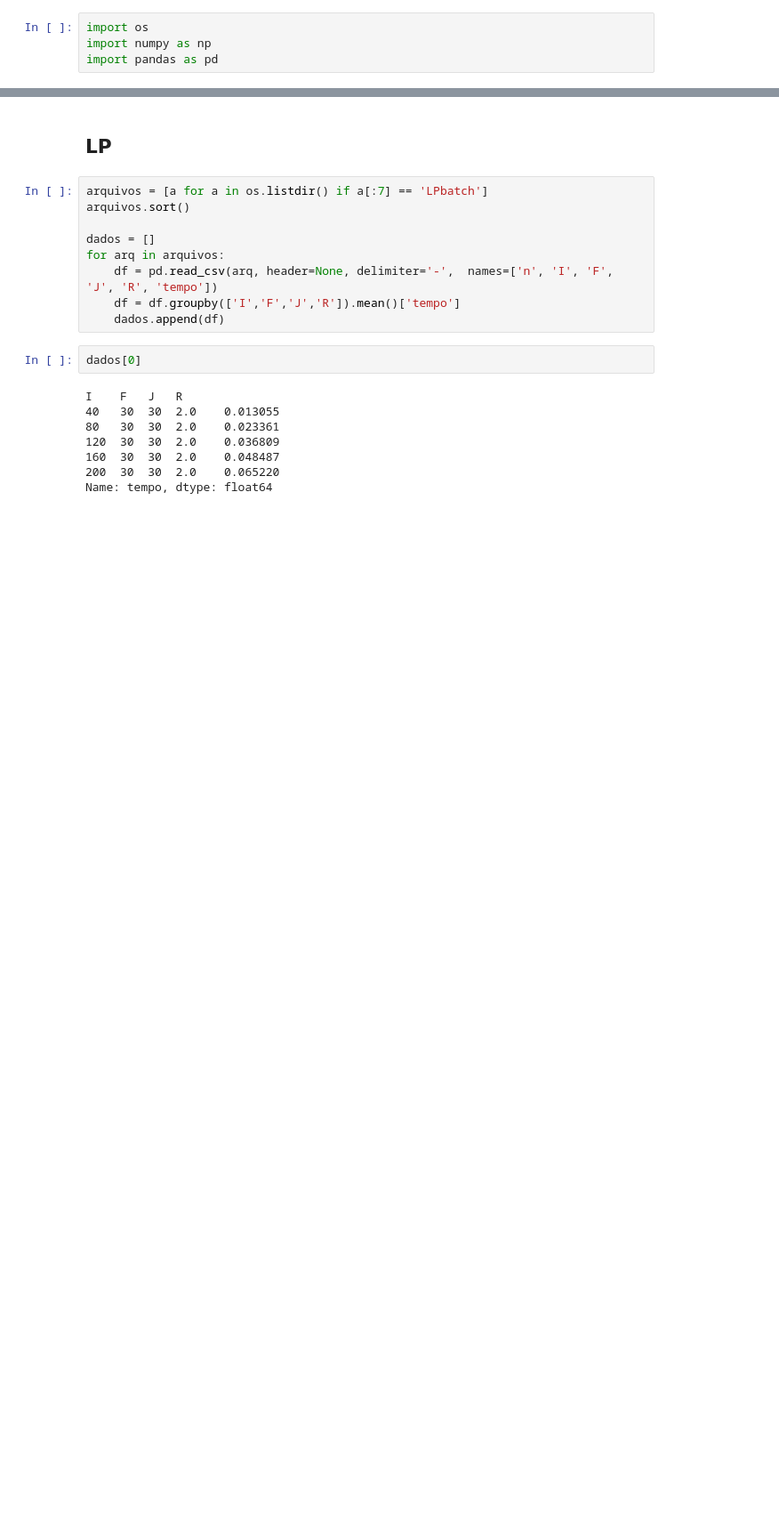
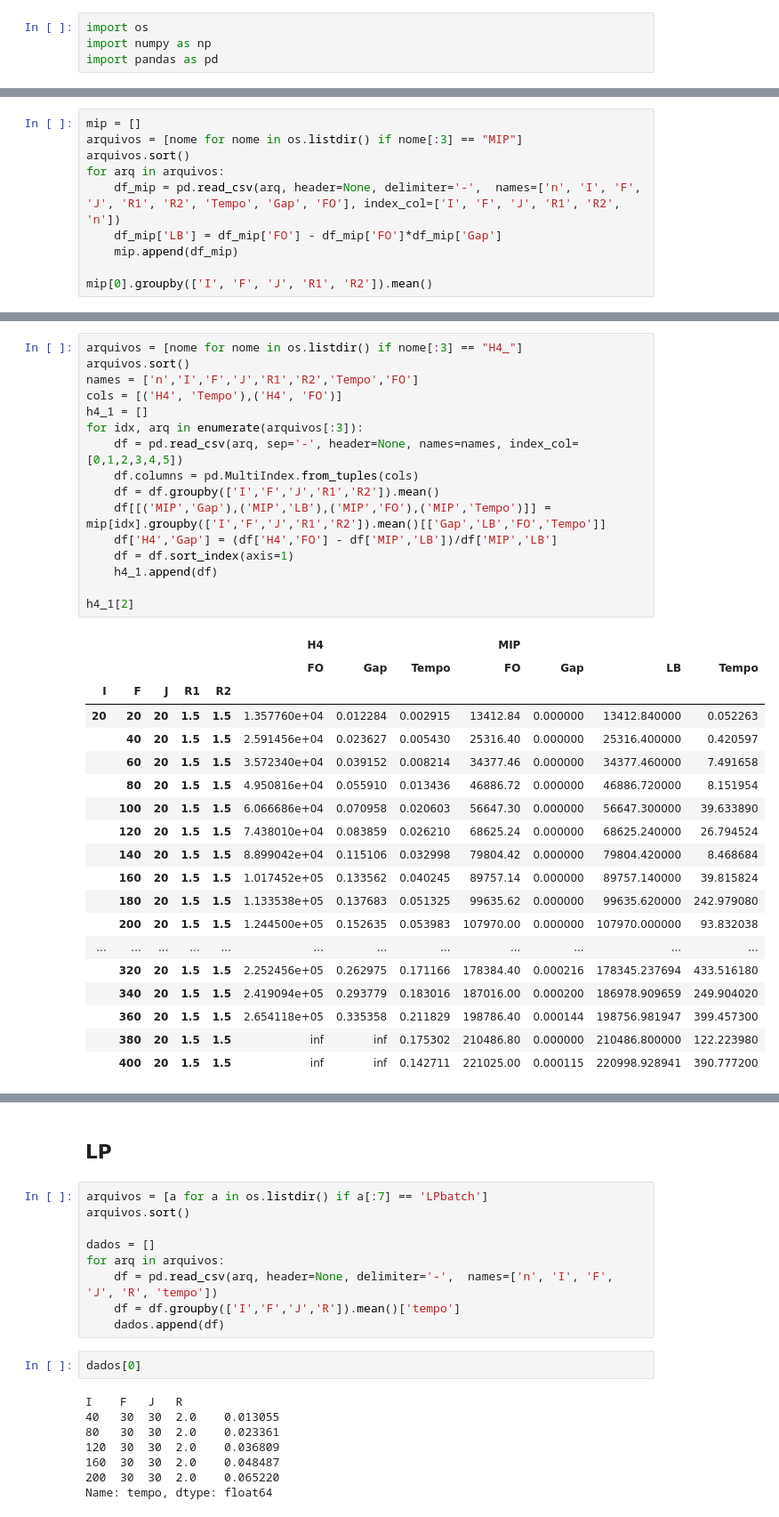
Before and after one commit to datashering/trab_heuristica, a Jupyter notebook: saida/analise.ipynb, the cells around one changed output, grey strips where cells are left out. Shown at 89% size. Cells and saved outputs as stored; diff of their text form; blank space fills up the shorter version.

```diff
--- a/saida/analise.ipynb
+++ b/saida/analise.ipynb
@@ -4,0 +7,10 @@ import pandas as pd
+# %%
+mip = []
+arquivos = [nome for nome in os.listdir() if nome[:3] == "MIP"]
+arquivos.sort()
+for arq in arquivos:
+    df_mip = pd.read_csv(arq, header=None, delimiter='-',  names=['n', 'I', 'F', 'J', 'R1', 'R2', 'Tempo', 'Gap', 'FO'], index_col=['I', 'F', 'J', 'R1', 'R2', 'n'])
+    df_mip['LB'] = df_mip['FO'] - df_mip['FO']*df_mip['Gap']
+    mip.append(df_mip)
+
+mip[0].groupby(['I', 'F', 'J', 'R1', 'R2']).mean()
@@ -4,0 +26,36 @@ import pandas as pd
+# %%
+arquivos = [nome for nome in os.listdir() if nome[:3] == "H4_"]
+arquivos.sort()
+names = ['n','I','F','J','R1','R2','Tempo','FO']
+cols = [('H4', 'Tempo'),('H4', 'FO')]
+h4_1 = []
+for idx, arq in enumerate(arquivos[:3]):
+    df = pd.read_csv(arq, sep='-', header=None, names=names, index_col=[0,1,2,3,4,5])
+    df.columns = pd.MultiIndex.from_tuples(cols)
+    df = df.groupby(['I','F','J','R1','R2']).mean()
+    df[[('MIP','Gap'),('MIP','LB'),('MIP','FO'),('MIP','Tempo')]] = mip[idx].groupby(['I','F','J','R1','R2']).mean()[['Gap','LB','FO','Tempo']]
+    df['H4','Gap'] = (df['H4','FO'] - df['MIP','LB'])/df['MIP','LB']
+    df = df.sort_index(axis=1)
+    h4_1.append(df)
+
+h4_1[2]
+# %% [output]
+|  |  |  |  |  | H4 |  |  | MIP |  |  |  |
+|  |  |  |  |  | FO | Gap | Tempo | FO | Gap | LB | Tempo |
+| I | F | J | R1 | R2 |  |  |  |  |  |  |  |
+| 20 | 20 | 20 | 1.5 | 1.5 | 1.357760e+04 | 0.012284 | 0.002915 | 13412.84 | 0.000000 | 13412.840000 | 0.052263 |
+|  | 40 | 20 | 1.5 | 1.5 | 2.591456e+04 | 0.023627 | 0.005430 | 25316.40 | 0.000000 | 25316.400000 | 0.420597 |
+|  | 60 | 20 | 1.5 | 1.5 | 3.572340e+04 | 0.039152 | 0.008214 | 34377.46 | 0.000000 | 34377.460000 | 7.491658 |
+|  | 80 | 20 | 1.5 | 1.5 | 4.950816e+04 | 0.055910 | 0.013436 | 46886.72 | 0.000000 | 46886.720000 | 8.151954 |
+|  | 100 | 20 | 1.5 | 1.5 | 6.066686e+04 | 0.070958 | 0.020603 | 56647.30 | 0.000000 | 56647.300000 | 39.633890 |
+|  | 120 | 20 | 1.5 | 1.5 | 7.438010e+04 | 0.083859 | 0.026210 | 68625.24 | 0.000000 | 68625.240000 | 26.794524 |
+|  | 140 | 20 | 1.5 | 1.5 | 8.899042e+04 | 0.115106 | 0.032998 | 79804.42 | 0.000000 | 79804.420000 | 8.468684 |
+|  | 160 | 20 | 1.5 | 1.5 | 1.017452e+05 | 0.133562 | 0.040245 | 89757.14 | 0.000000 | 89757.140000 | 39.815824 |
+|  | 180 | 20 | 1.5 | 1.5 | 1.133538e+05 | 0.137683 | 0.051325 | 99635.62 | 0.000000 | 99635.620000 | 242.979080 |
+|  | 200 | 20 | 1.5 | 1.5 | 1.244500e+05 | 0.152635 | 0.053983 | 107970.00 | 0.000000 | 107970.000000 | 93.832038 |
+| ... | ... | ... | ... | ... | ... | ... | ... | ... | ... | ... | ... |
+|  | 320 | 20 | 1.5 | 1.5 | 2.252456e+05 | 0.262975 | 0.171166 | 178384.40 | 0.000216 | 178345.237694 | 433.516180 |
+|  | 340 | 20 | 1.5 | 1.5 | 2.419094e+05 | 0.293779 | 0.183016 | 187016.00 | 0.000200 | 186978.909659 | 249.904020 |
+|  | 360 | 20 | 1.5 | 1.5 | 2.654118e+05 | 0.335358 | 0.211829 | 198786.40 | 0.000144 | 198756.981947 | 399.457300 |
+|  | 380 | 20 | 1.5 | 1.5 | inf | inf | 0.175302 | 210486.80 | 0.000000 | 210486.800000 | 122.223980 |
+|  | 400 | 20 | 1.5 | 1.5 | inf | inf | 0.142711 | 221025.00 | 0.000115 | 220998.928941 | 390.777200 |
```
Also changed, not shown: parts of 7 cells of this notebook, 14 other files.
